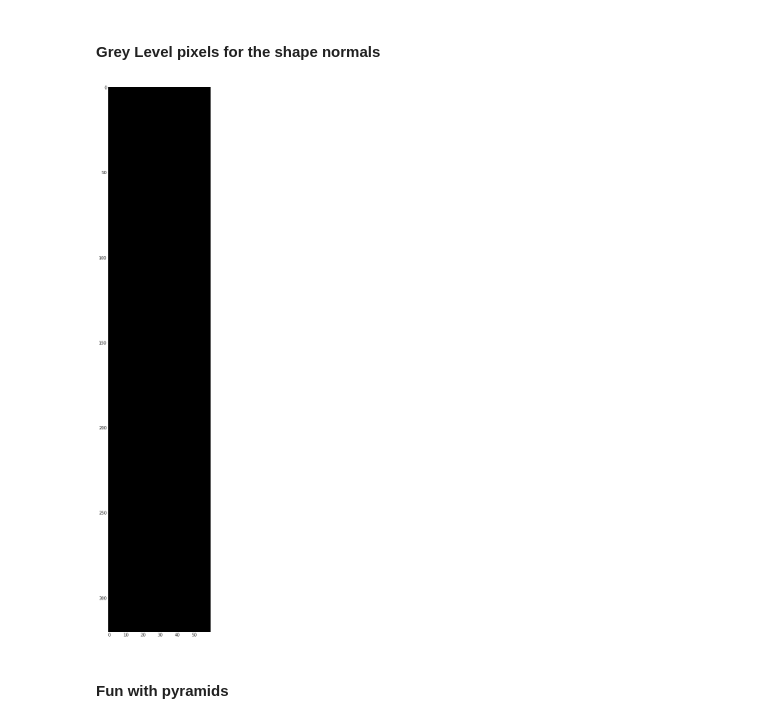
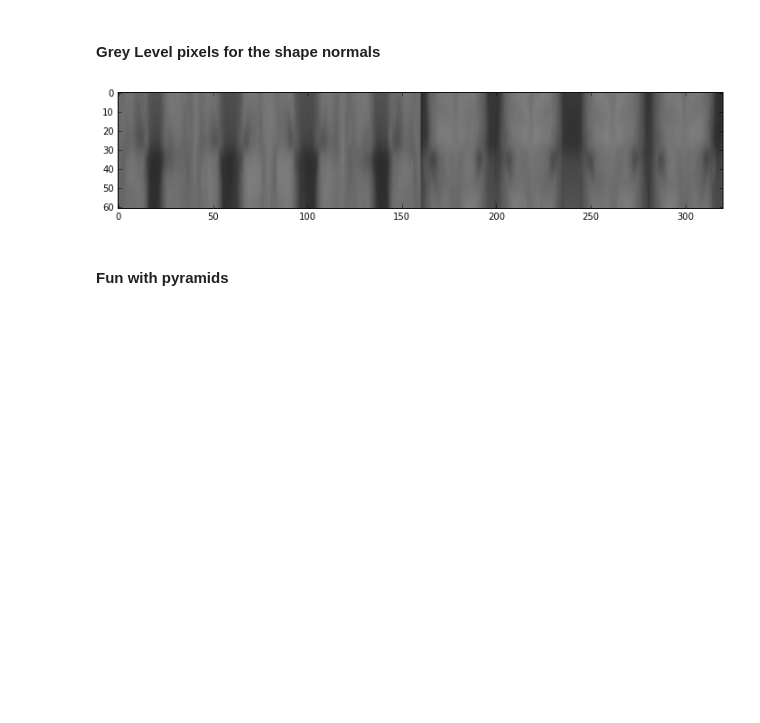
Before and after one commit to bhatturam/IncisorSegmentation, a Jupyter notebook: src/run.ipynb, the cells around one changed output. Saved outputs shown, nothing was run; the diff lists cells and outputs as text; code cells hidden in the pictures; blank space fills up the shorter version.

```diff
--- a/src/run.ipynb
+++ b/src/run.ipynb
@@ -14,7 +14,7 @@ from asm.greymodel import GreyModel
 # %% [markdown]
 ## Reading the dataset
 # %%
-data = Dataset('../../data/')
+data = Dataset('../data/')
 # %% [markdown]
 ## Sample plots
 # %%
@@ -67,13 +67,13 @@ imshow2(cv2.Canny(cv2.bilateralFilter(sample,5,30,30),10,20))
 # %%
 img,mimg = data.get_training_images(Dataset.ALL_TRAINING_IMAGES)
 l,ml = data.get_training_image_landmarks(Dataset.ALL_TRAINING_IMAGES,Dataset.ALL_TEETH,combine=True)
 images = img + mimg
 shapes = l+ml
-greymodel = GreyModel(images,shapes,number_of_pixels=30,normalize=True,use_gradient=True)
-img = np.uint8([np.round(greymodel.get_point_grey_model(point_index).mean()) for point_index in range(greymodel.size())])
-imshow2(img,width=24,height=24)
+greymodel = GreyModel(images,shapes,number_of_pixels=30,normalize=False,use_gradient=False)
+img = np.array([greymodel.get_point_grey_model(point_index).mean() for point_index in range(greymodel.size())])
+imshow2(np.uint8(np.round(img.T),width=24,height=24))
 # %% [output]
-[figure, old version]
+[figure, new version]
 # %% [markdown]
 #### Fun with pyramids
 # %%
```
Also changed, not shown: parts of 3 cells of this notebook, 2 other files.
